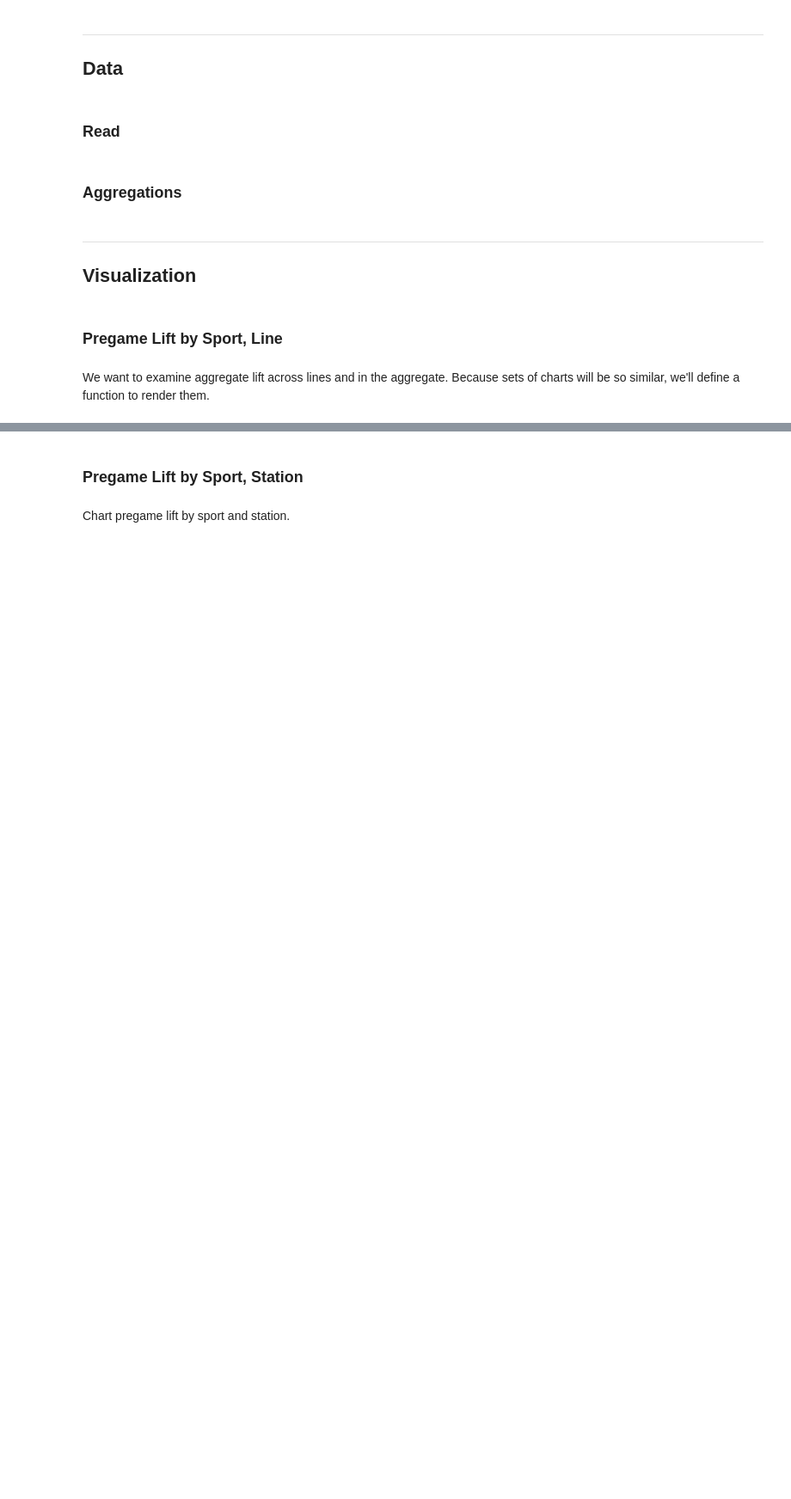
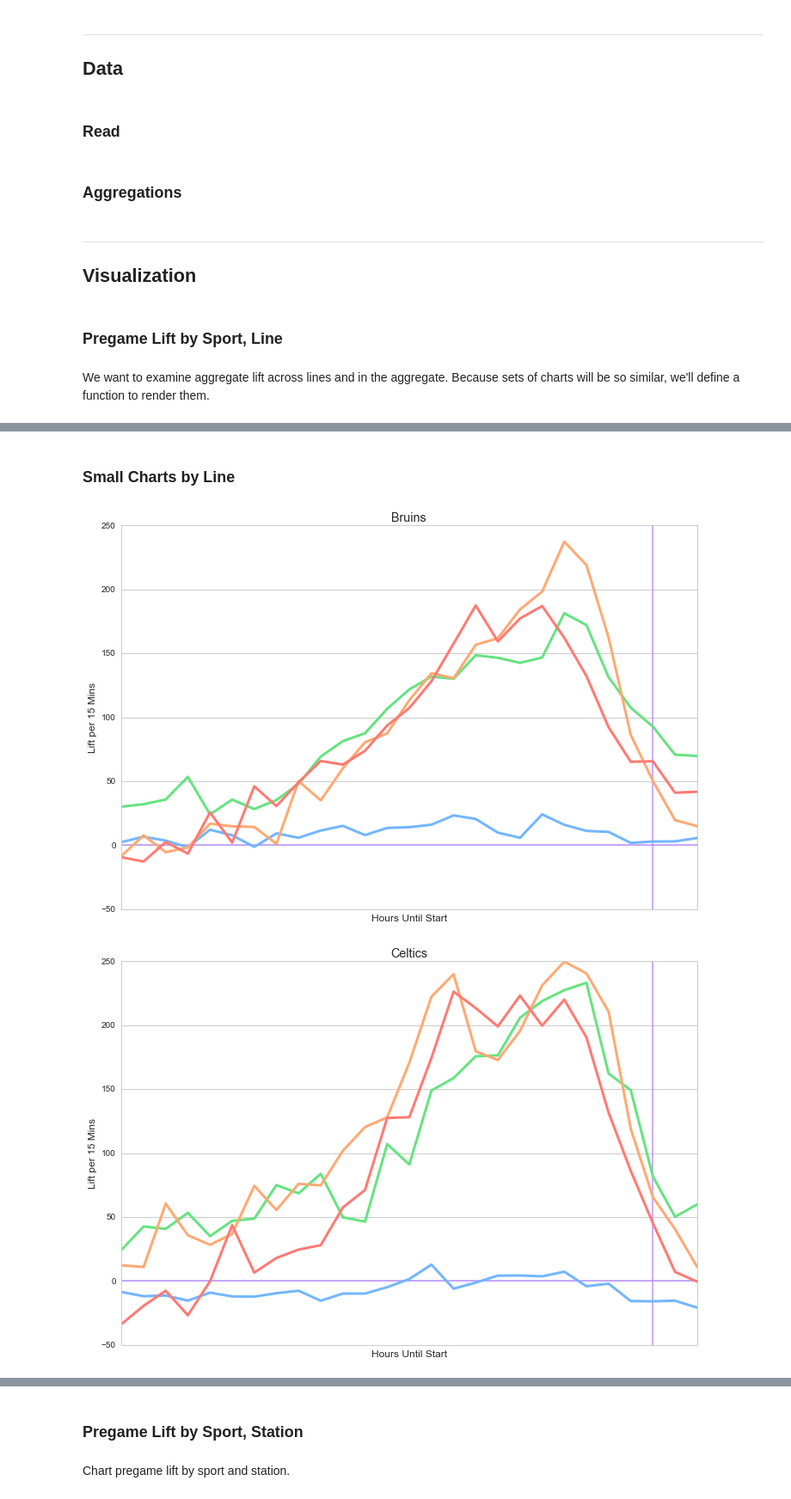
Before and after one commit to azampagl/harvard-capstone, a Jupyter notebook: src/sports/pregame.ipynb, the cells around one changed output, grey strips where cells are left out. Shown at 86% size. Drawn from its saved outputs; the diff is of its cells as text; code cells hidden in the pictures; blank space fills up the shorter version.

```diff
--- a/src/sports/pregame.ipynb
+++ b/src/sports/pregame.ipynb
@@ -135,0 +179,41 @@ chart_pregame_lift(False)
+# %% [markdown]
+### Small Charts by Line
+# %%
+# Traverse teams.
+for team in teams:
+    # Start plotting.
+    plt.figure(figsize=figsize[default_chart_format])
+
+    # Traverse lines and plot.
+    pregame_agg_team = pregame_agg_hours[team]
+    for c, line_name in zip(line_lift_cols, line_names):
+        plt.plot(pregame_agg_team.hours_until_game_start, pregame_agg_team[c], label=line_name, c=line_colors[line_name.lower()], lw=line_widths[default_chart_format])
+
+    # Limits and axes.
+    plt.xlim((pregame_agg_team.hours_until_game_start.min(), pregame_agg_team.hours_until_game_start.max()))
+    plt.gca().invert_xaxis()
+
+    # Grid.
+    plt.grid(**grid_settings[default_chart_format])
+
+    # Labels.
+    plt.title(team_names[team], fontsize=fontsize['title'][default_chart_format])
+    plt.xlabel('Hours Until Start', fontsize=fontsize['label'][default_chart_format])
+    plt.ylabel('Lift per 15 Mins', fontsize=fontsize['label'][default_chart_format])
+    plt.xticks([], fontsize=fontsize['ticks'][default_chart_format])
+    plt.yticks(fontsize=fontsize['ticks'][default_chart_format])
+
+    # Annotations.
+    game_start_line(fontsize=fontsize['game_range'][default_chart_format], line_alpha=.7, show_text=False)
+    if plt.ylim()[0] < 0:
+        zero_horizontal_line(line_alpha=.7)
+
+    # Save PDF.
+    if default_chart_format == 'poster_small':
+        plt.savefig('pregame_lift_line_'+team+'.pdf')
+
+    # Show.
+    plt.show()
+# %% [output]
+[figure, added]
+[figure, added]
```
Also changed, not shown: parts of 8 cells of this notebook, 3 other files.
